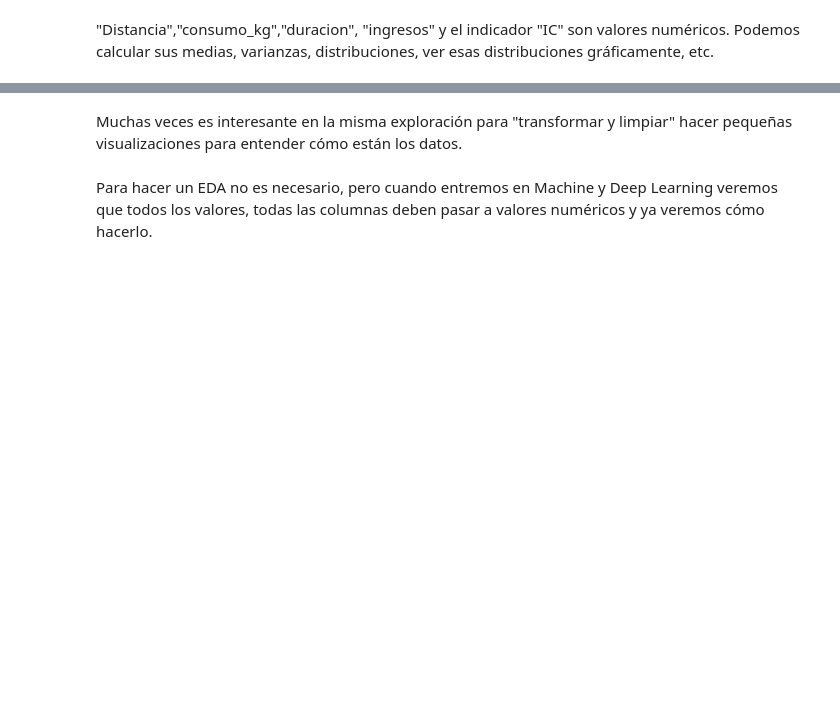
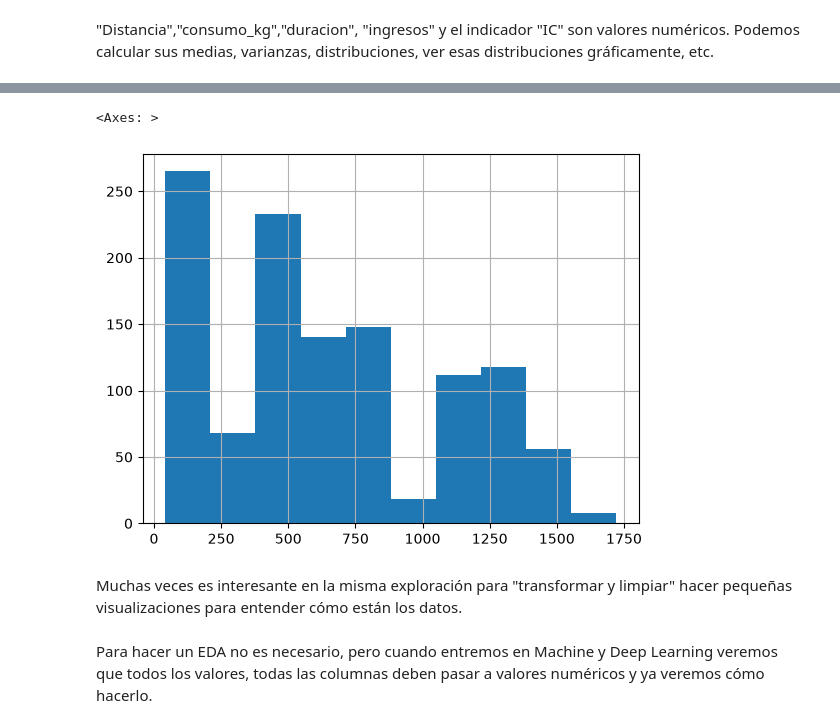
Before and after one commit to gabotron-exe/Gabriel-Ruiz-DSOnline, a Jupyter notebook: 03_Data_Analysis/Sprint_05/01_Introduccion_Procesos_ETL/01_Workout/04_Tipos_de_Datos.ipynb, the cells around one changed output, grey strips where cells are left out. Cells and saved outputs as stored; diff of their text form; code cells hidden in the pictures; blank space fills up the shorter version.

```diff
--- a/03_Data_Analysis/Sprint_05/01_Introduccion_Procesos_ETL/01_Workout/04_Tipos_de_Datos.ipynb
+++ b/03_Data_Analysis/Sprint_05/01_Introduccion_Procesos_ETL/01_Workout/04_Tipos_de_Datos.ipynb
@@ -30,3 +87,8 @@ Es decir los campos o características o columnas que contienen valores numéric
+# %%
+df_datos.duracion.hist()
+# %% [output]
+<Axes: >
+[figure, added]
 # %% [markdown]
 Muchas veces es interesante en la misma exploración para "transformar y limpiar" hacer pequeñas visualizaciones para entender cómo están los datos.
 # %% [markdown]
```
Also changed, not shown: parts of 15 cells of this notebook, 2 other files.
